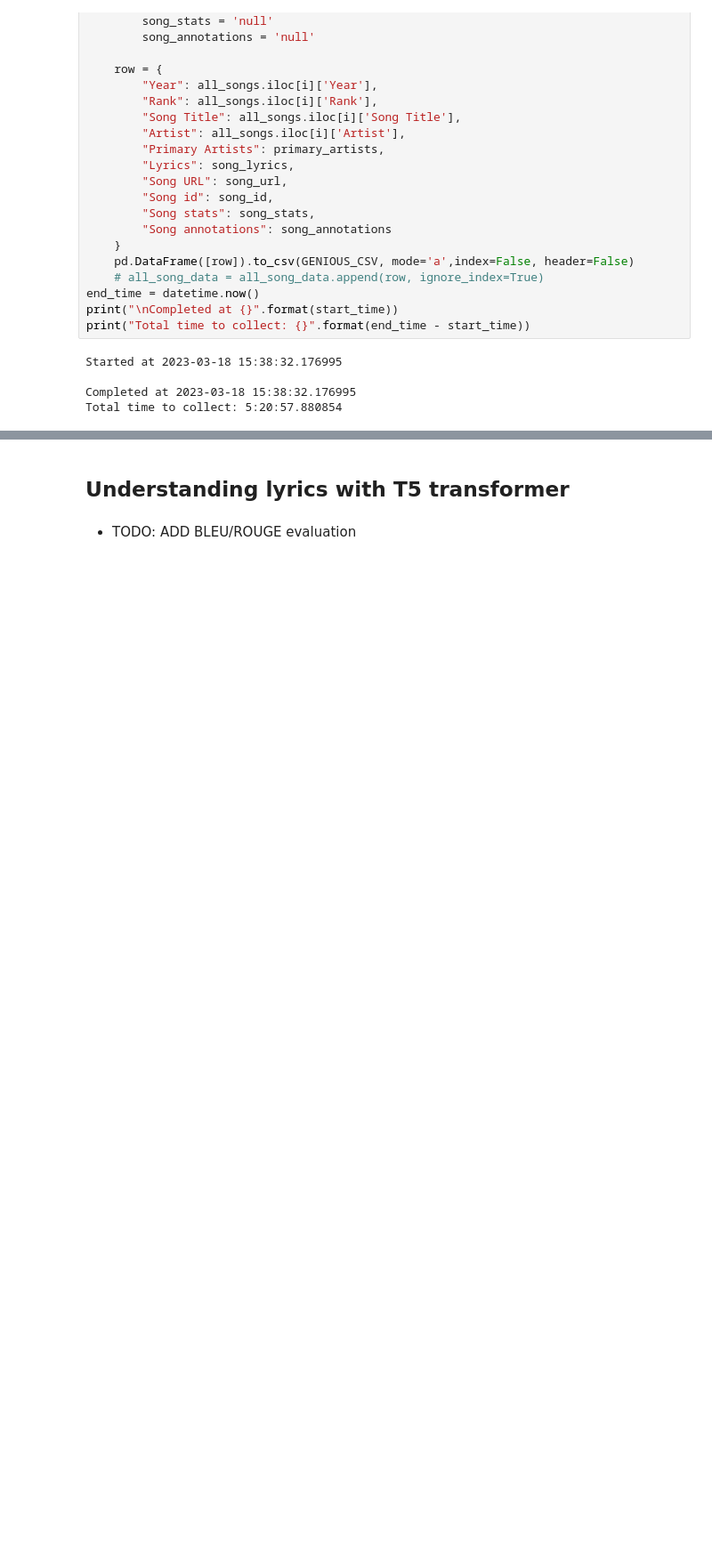
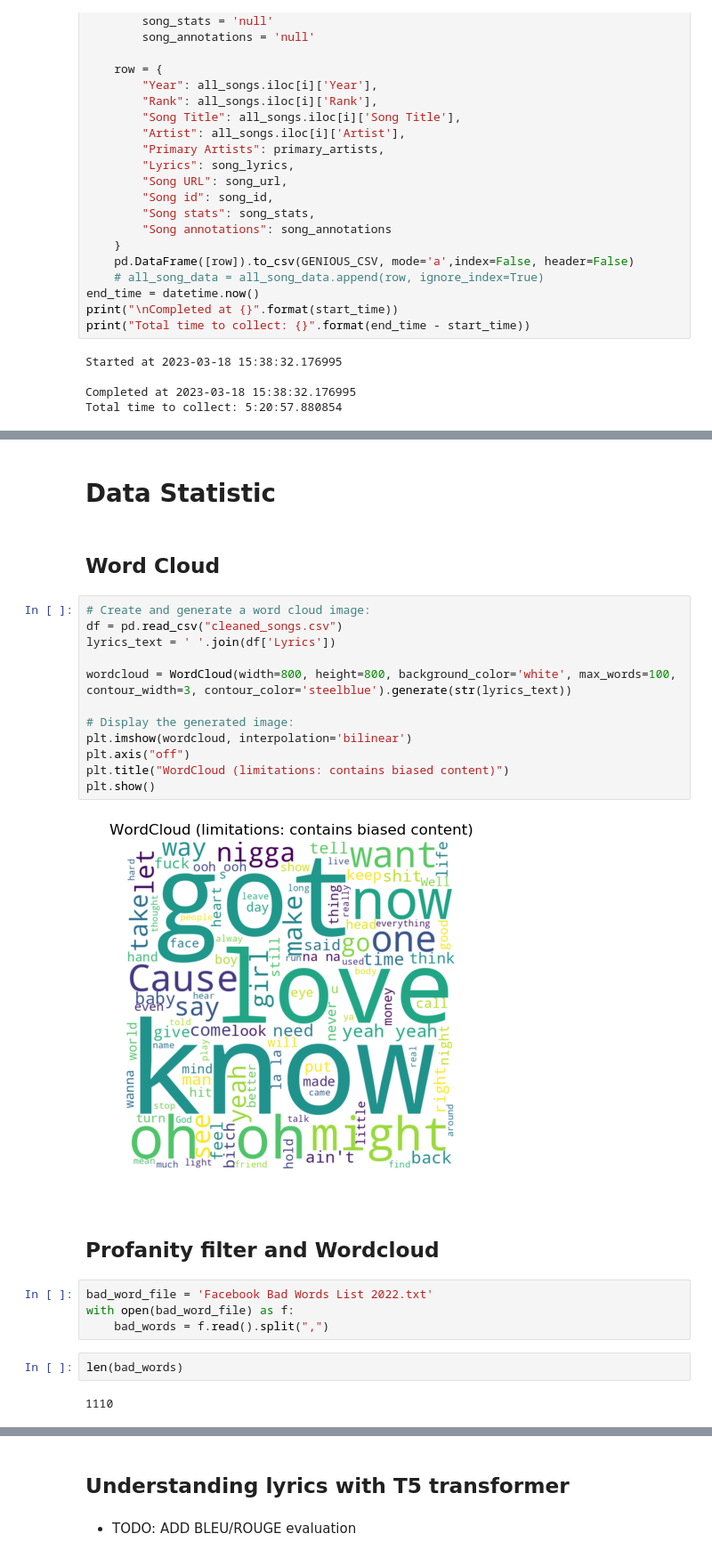
Before and after one commit to igorktech/lyrics-sentiment-analysis, a Jupyter notebook: lyrics_sentiment_analysis.ipynb, the cells around one changed output, grey strips where cells are left out. Shown at 89% size. Drawn from its saved outputs; the diff is of its cells as text; blank space fills up the shorter version.

Commit message:
upd(main): add cleaned dataset

```diff
--- a/lyrics_sentiment_analysis.ipynb
+++ b/lyrics_sentiment_analysis.ipynb
@@ -303,0 +309,28 @@ songs_with_lyrics_dataset = loaded_song_dataset.dropna(subset=['Lyrics'])
+# %% [markdown]
+# Data Statistic
+# %% [markdown]
+## Word Cloud
+# %%
+# Create and generate a word cloud image:
+df = pd.read_csv("cleaned_songs.csv")
+lyrics_text = ' '.join(df['Lyrics'])
+
+wordcloud = WordCloud(width=800, height=800, background_color='white', max_words=100, contour_width=3, contour_color='steelblue').generate(str(lyrics_text))
+
+# Display the generated image:
+plt.imshow(wordcloud, interpolation='bilinear')
+plt.axis("off")
+plt.title("WordCloud (limitations: contains biased content)")
+plt.show()
+# %% [output]
+[figure, added]
+# %% [markdown]
+## Profanity filter and Wordcloud
+# %%
+bad_word_file = 'Facebook Bad Words List 2022.txt'
+with open(bad_word_file) as f:
+    bad_words = f.read().split(",")
+# %%
+len(bad_words)
+# %% [output]
+1110
```
Also changed, not shown: parts of 32 cells of this notebook, 4 other files.
